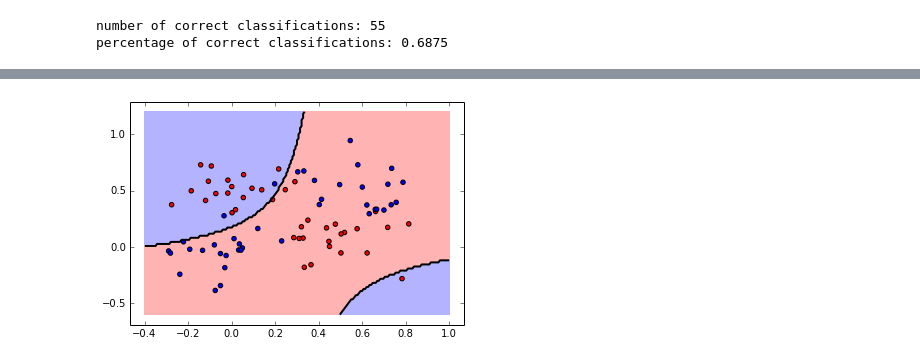
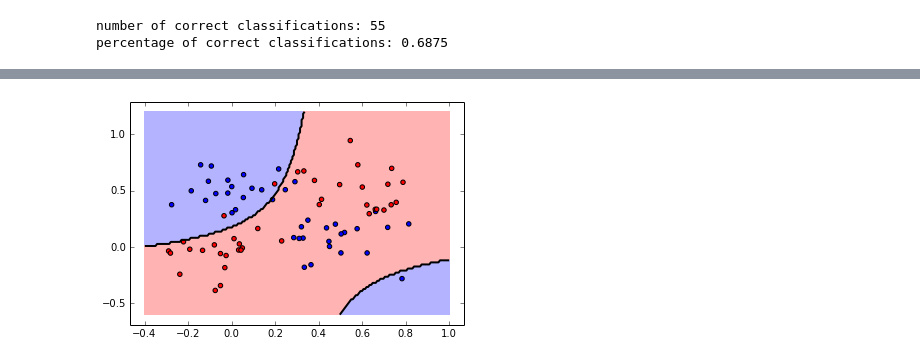
Before and after one commit to JensMeiners/MI1, a Jupyter notebook: Ex09/Ex09.ipynb, the cells around one changed output, grey strips where cells are left out. Cells and saved outputs as stored; diff of their text form; code cells hidden in the pictures.

```diff
--- a/Ex09/Ex09.ipynb
+++ b/Ex09/Ex09.ipynb
@@ -114,26 +114,26 @@ percentage of correct classifications: 0.6875
 # %% [markdown]
 <img src="Auswahl_2016-01-11_007.png">
 # %%
-plt.scatter(p1[:,0], p1[:,1], c='red')
-plt.scatter(p2[:,0], p2[:,1], c='blue')
+plt.scatter(p1[:,0], p1[:,1], c='blue')
+plt.scatter(p2[:,0], p2[:,1], c='red')
 
 # class 0 and 1 : areas
 nx, ny = 200, 100
 x_min, x_max = plt.xlim()
 y_min, y_max = plt.ylim()
 xx, yy = np.meshgrid(np.linspace(x_min, x_max, nx),
                      np.linspace(y_min, y_max, ny))
 Z = clf.predict(np.c_[xx.ravel(), yy.ravel()])
 Z = Z.reshape(xx.shape)
 plt.pcolormesh(xx, yy, Z, cmap='red_blue_classes',
                norm=colors.Normalize(0., 1.))
 plt.contour(xx, yy, Z, [0.5], linewidths=2., colors='k')
 
-plt.scatter(p1[:,0], p1[:,1], c='red')
-plt.scatter(p2[:,0], p2[:,1], c='blue')
+plt.scatter(p1[:,0], p1[:,1], c='blue')
+plt.scatter(p2[:,0], p2[:,1], c='red')
 
 plt.show()
 # %% [output]
-[figure, old version]
+[figure, new version]
 # %% [markdown]
 <img src="Auswahl_2016-01-11_008.png">
```
Also changed, not shown: parts of 18 cells of this notebook.
